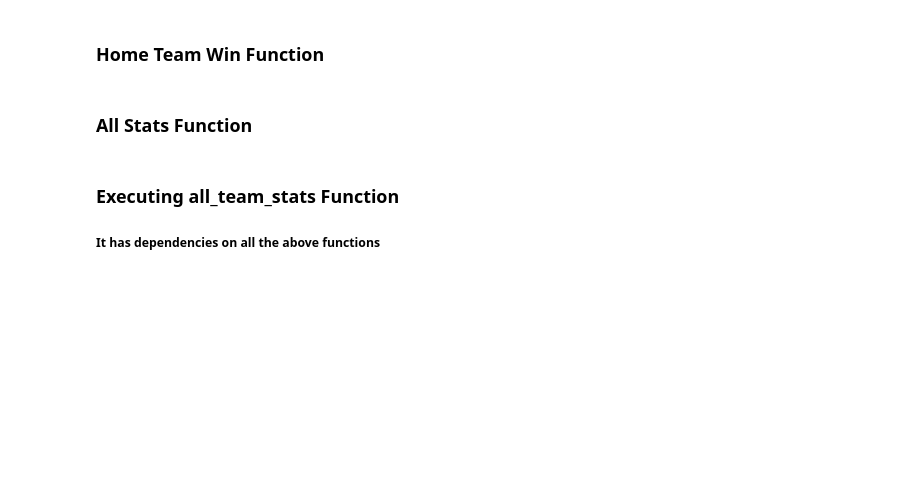
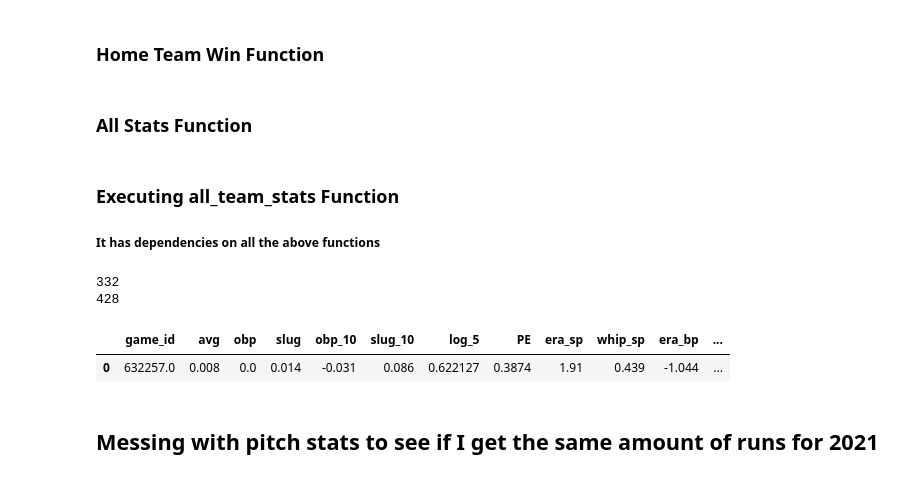
Before and after one commit to P-Smyth/Baseball-Stats-Project, a Jupyter notebook: Generating Training Data.ipynb, the cells around one changed output. Cells and saved outputs as stored; diff of their text form; code cells hidden in the pictures; blank space fills up the shorter version.

```diff
--- a/Generating Training Data.ipynb
+++ b/Generating Training Data.ipynb
@@ -88,7 +88,7 @@ def player_stats(id,start_date, end_date, year):
 #reading json that is full of the team rosters for each game_id
 #roster_groups will then be used in many functions
 
-f = open('roster_by_group')
+f = open('roster_final')
 roster_groups = json.load(f)
 # %%
 #Function that returns the outcomes for each game, as a dict
@@ -562,4 +564,12 @@ df_a_h = pd.DataFrame(columns = team_hit_stats)
 df_h_p = pd.DataFrame(columns = ['game_id','era_sp', 'whip_sp', 'era_bp', 'whip_bp', 'whip_10', 'h_runs_allowed', 'a_runs_allowed'])
 df_a_p = pd.DataFrame(columns = ['game_id','era_sp', 'whip_sp', 'era_bp', 'whip_bp', 'whip_10', 'h_runs_allowed', 'a_runs_allowed'])
 df_home_win = pd.DataFrame(columns = ['game_id','home_win'])
+# %%
+#Test for last Cubs game? - print bp stats?
+all_team_stats(632257, df_h_h, df_a_h, df_h_p, df_a_p, df_home_win)
+# %% [output]
+332
+428
+|  | game_id | avg | obp | slug | obp_10 | slug_10 | log_5 | PE | era_sp | whip_sp | era_bp | ... |
+| 0 | 632257.0 | 0.008 | 0.0 | 0.014 | -0.031 | 0.086 | 0.622127 | 0.3874 | 1.91 | 0.439 | -1.044 | ... |
 # %%
@@ -570,0 +593,2 @@ new_df.to_csv('Games_0_100.csv')
+# %% [markdown]
+## Messing with pitch stats to see if I get the same amount of runs for 2021
```
Also changed, not shown: parts of 6 cells of this notebook.
